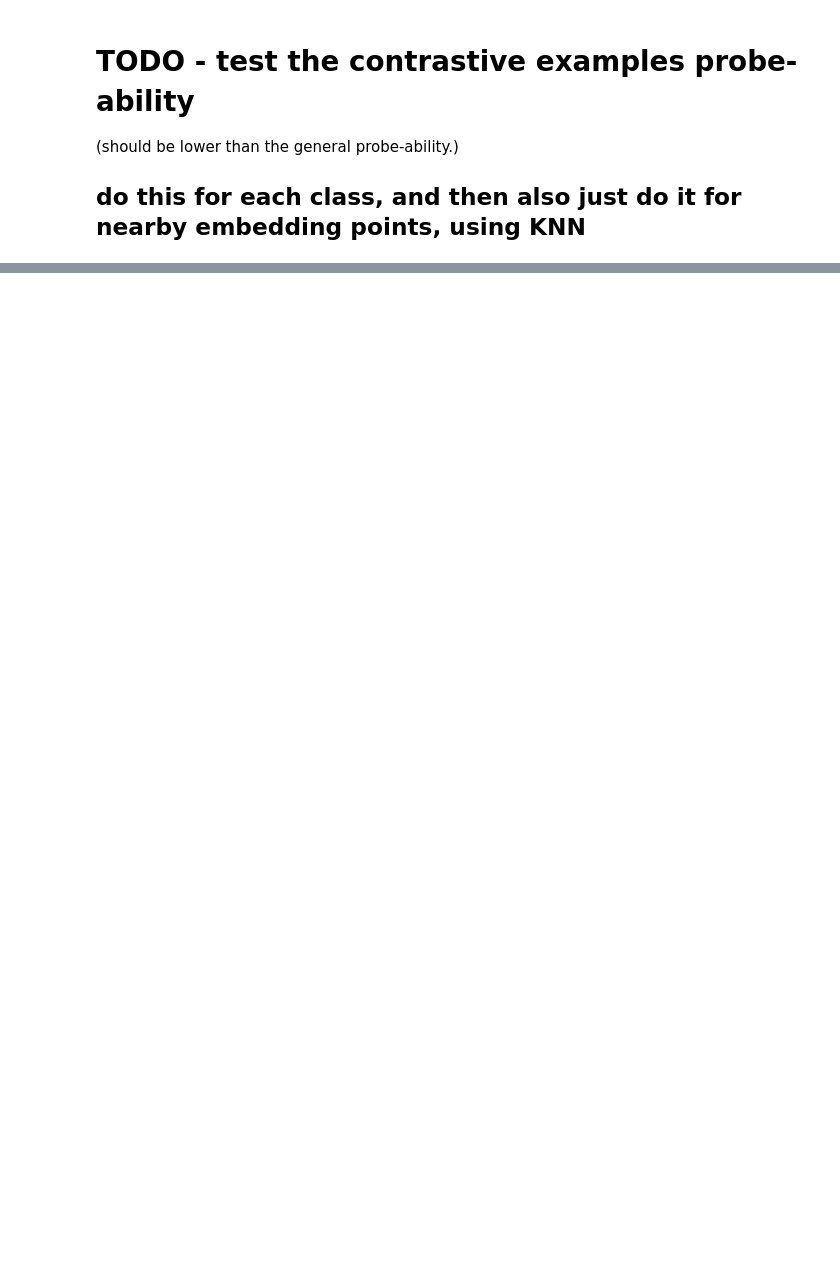
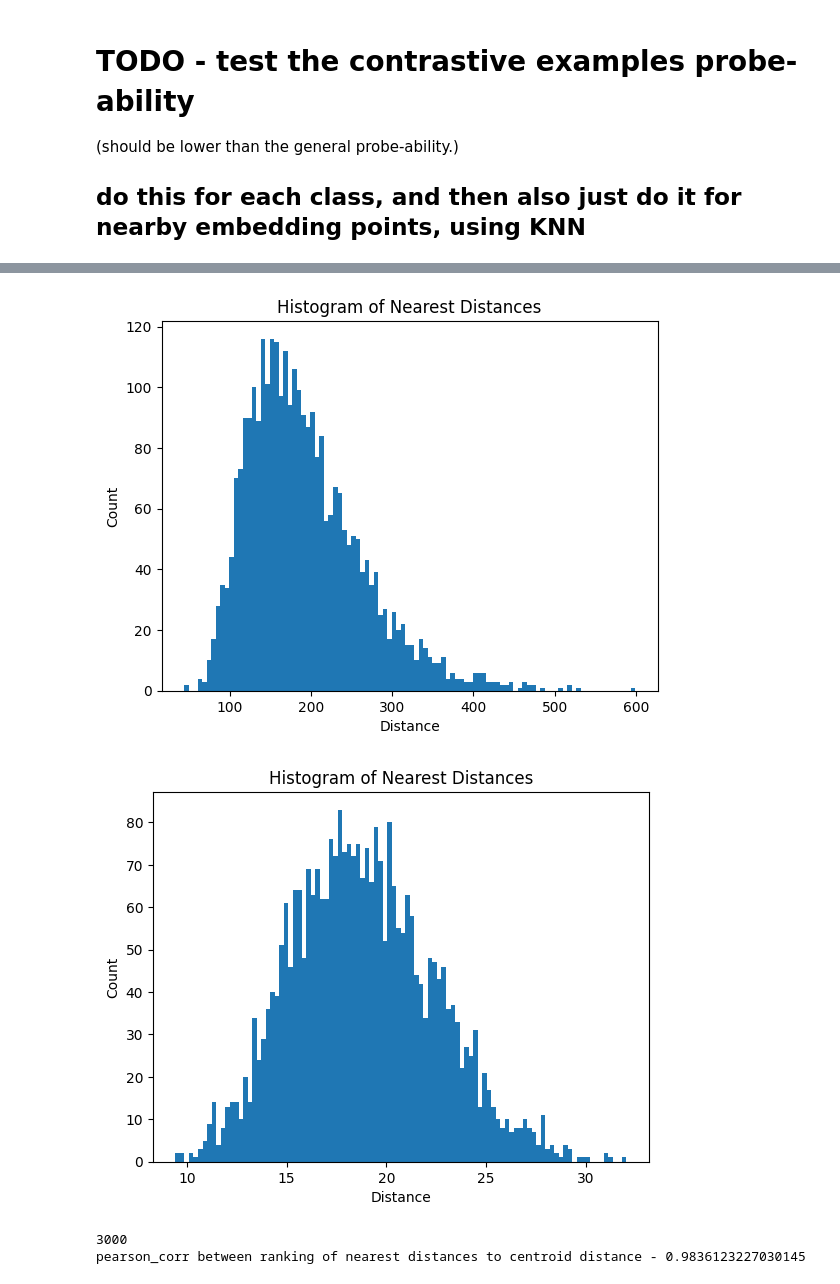
Before and after one commit to RoyRin/ripple_bench, a Jupyter notebook: notebooks/LEACE_explore.ipynb, the cells around one changed output, grey strips where cells are left out. Drawn from its saved outputs; the diff is of its cells as text; code cells hidden in the pictures; blank space fills up the shorter version.

```diff
--- a/notebooks/LEACE_explore.ipynb
+++ b/notebooks/LEACE_explore.ipynb
@@ -490,0 +657,7 @@ plt.title("Probe accuracy across layers")
+# %%
+all_neg_indices = torch.where(negative_attributes)[0]
+
+len(all_neg_indices)
+
+positive_centroid = torch.mean(probe_dataset[probe_labels == 1], dim=0)
+positive_centroid.shape
@@ -490,0 +714,35 @@ plt.title("Probe accuracy across layers")
+# %%
+# plot nearest_distances
+# plot hist of nearest_distances
+
+plt.hist(list(nearest_distances.values()), bins=100)
+plt.xlabel("Distance")
+plt.ylabel("Count")
+plt.title("Histogram of Nearest Distances")
+plt.show()
+
+
+# plot distance_to_centroid
+plt.hist(list(distance_to_centroid.values()), bins=100)
+plt.xlabel("Distance")
+plt.ylabel("Count")
+plt.title("Histogram of Nearest Distances")
+plt.show()
+
+
+# order nearest_distances
+ordered_nearest_distances = sorted(nearest_distances.items(), key=lambda x: x[1])
+# order distance_to_centroid
+ordered_distance_to_centroid = sorted(distance_to_centroid.items(), key=lambda x: x[1])
+length = min(len(ordered_nearest_distances), len(ordered_distance_to_centroid))
+
+print(length)
+# print the pearson rank correlation between the two
+import scipy.stats as stats
+pearson_corr, _ = stats.pearsonr([x[1] for x in ordered_nearest_distances[:length]], [x[1] for x in ordered_distance_to_centroid[:length]])
+print(f"pearson_corr between ranking of nearest distances to centroid distance - {pearson_corr}")
+# %% [output]
+[figure, added]
+[figure, added]
+3000
+pearson_corr between ranking of nearest distances to centroid distance - 0.9836123227030145
```
Also changed, not shown: parts of 31 cells of this notebook, 4 other files.
